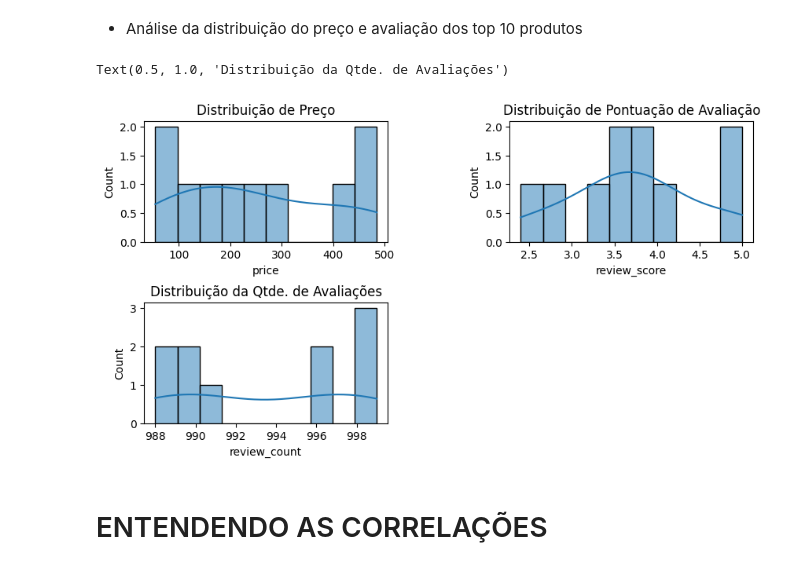
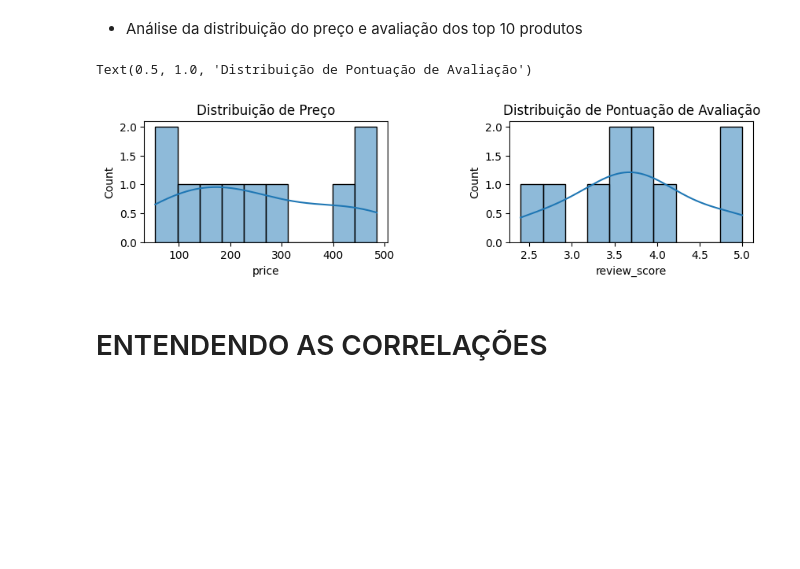
Before and after one commit to gabrielasenareis/Portfolio, a Jupyter notebook: Análise_de_vendas_ecommerce.ipynb, the cells around one changed output. Saved outputs shown, nothing was run; the diff lists cells and outputs as text; code cells hidden in the pictures; blank space fills up the shorter version.

```diff
--- a/Análise_de_vendas_ecommerce.ipynb
+++ b/Análise_de_vendas_ecommerce.ipynb
@@ -347,20 +347,17 @@ Name: count, dtype: int64
 # %%
 plt.figure(figsize=(10, 5))
 plt.subplots_adjust(hspace=0.5)
 plt.subplots_adjust(wspace=0.5)
 # Preço
 plt.subplot(2, 2, 1)
 sns.histplot(features_comum['price'], bins=10, kde=True)
 plt.title('Distribuição de Preço')
 plt.subplot(2, 2, 2)
 sns.histplot(features_comum['review_score'], bins=10, kde=True)
 plt.title('Distribuição de Pontuação de Avaliação')
-plt.subplot(2, 2, 3)
-sns.histplot(features_comum['review_count'], bins=10, kde=True)
-plt.title('Distribuição da Qtde. de Avaliações')
 # %% [output]
-Text(0.5, 1.0, 'Distribuição da Qtde. de Avaliações')
+Text(0.5, 1.0, 'Distribuição de Pontuação de Avaliação')
-[figure, old version]
+[figure, new version]
 # %% [markdown]
 # ENTENDENDO AS CORRELAÇÕES
 # %% [markdown]
```
Also changed, not shown: parts of 6 cells of this notebook.
